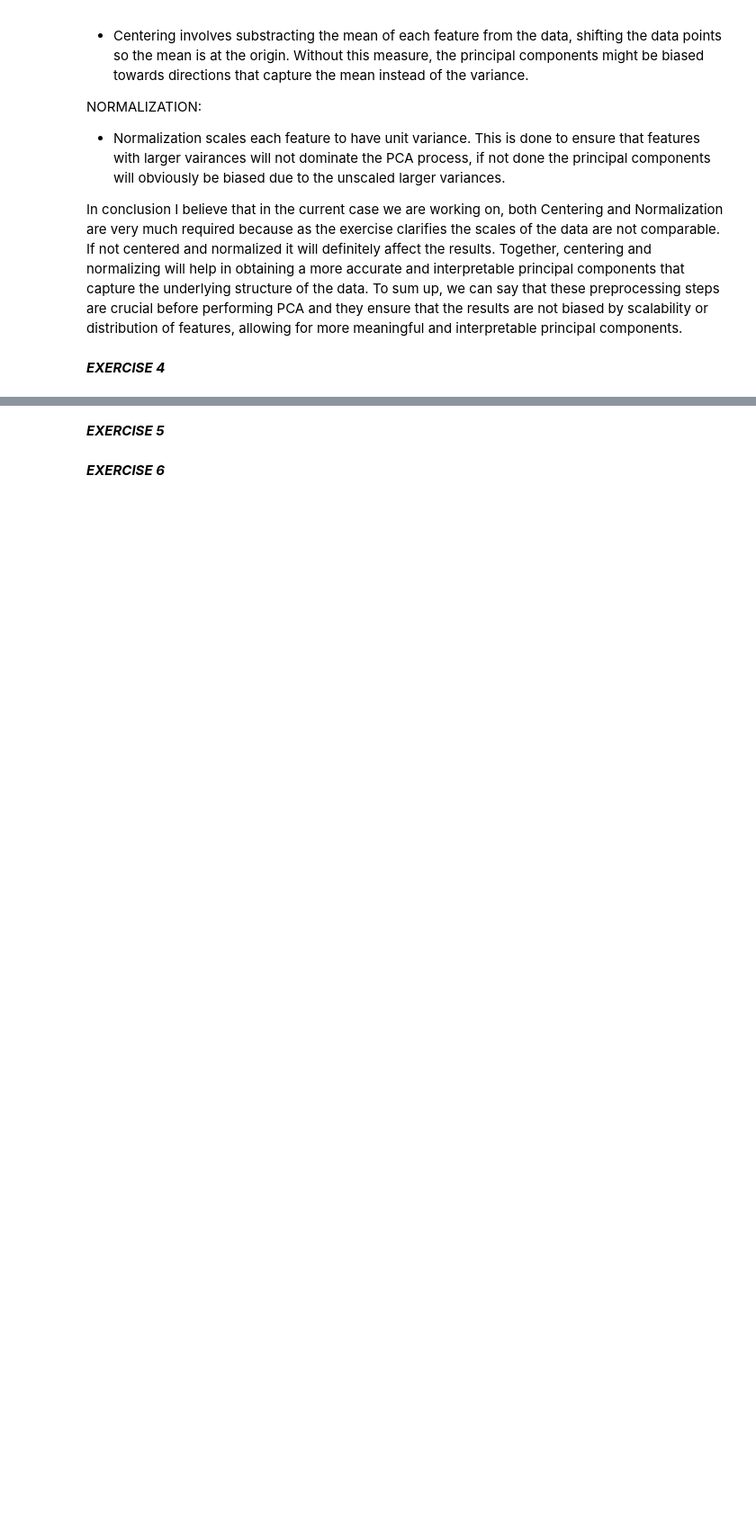
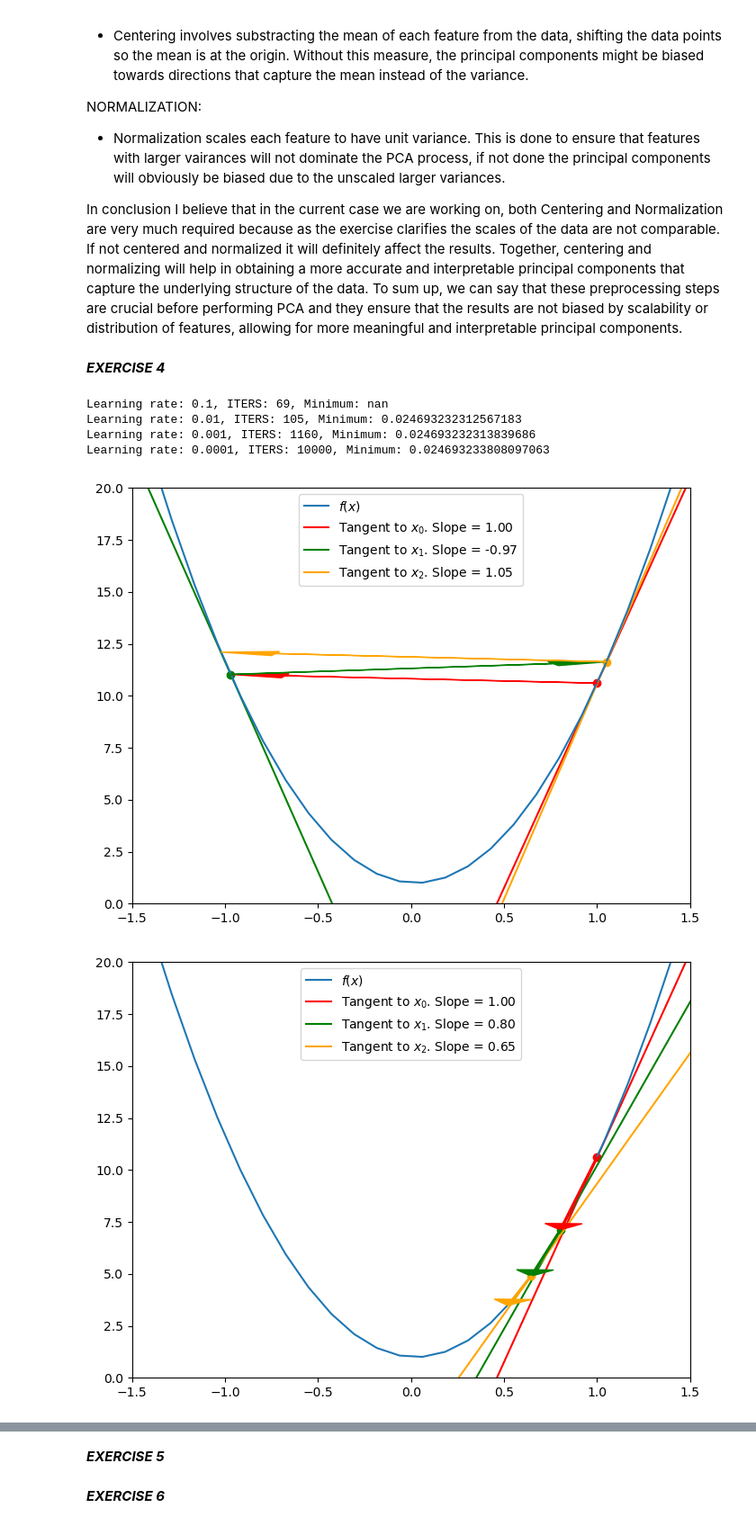
Before and after one commit to hjv300/IDS, a Jupyter notebook: assignment4/ass4.ipynb, the cells around one changed output, grey strips where cells are left out. Shown at 90% size. Cells and saved outputs as stored; diff of their text form; code cells hidden in the pictures; blank space fills up the shorter version.

```diff
--- a/assignment4/ass4.ipynb
+++ b/assignment4/ass4.ipynb
@@ -184,3 +186,55 @@ NORMALIZATION:
 In conclusion I believe that in the current case we are working on, both Centering and Normalization are very much required because as the exercise clarifies the scales of the data are not comparable. If not centered and normalized it will definitely affect the results. Together, centering and normalizing will help in obtaining a more accurate and interpretable principal components that capture the underlying structure of the data. To sum up, we can say that these preprocessing steps are crucial before performing PCA and they ensure that the results are not biased by scalability or distribution of features, allowing for more meaningful and interpretable principal components.
 # %% [markdown]
 ***EXERCISE 4***
+# %%
+def f(x):
+    return np.exp(-x/2) + 10*x**2
+
+def fprime(x):
+    return 20*x - (np.exp(-x/2))/2
+
+def gradient_descent(learning_rate, max_iter=10000, x0=1):
+    xk = x0
+    iter = 0
+    xs = [x0]
+
+
+    while max_iter > iter and np.absolute(fprime(xk)) > 10e-10:
+
+        gradient = fprime(xk)
+        xk = xk - (gradient * learning_rate)
+        iter += 1
+        xs.append(xk)
+
+    return {'x':xk, 'iters':iter, 'xs':xs}
+
+learning_rates = [0.1, 0.01, 0.001, 0.0001]
+
+colors = ['red', 'green', 'orange']
+
+for learning_rate in learning_rates:
+
+    res = gradient_descent(learning_rate)
+    plt.figure(figsize=(8,6))
+    plt.plot(np.linspace(-3,3), f(np.linspace(-3,3)), label='$f(x)$')
+
+    print('Learning rate: ' + str(learning_rate) + ', ITERS: ' + str(res['iters']) + ', Minimum: ' + str(res['x']))
+
+    for i, x in enumerate(res['xs'][:3]):
+        linspace = np.linspace(-100, 100)
+        plt.plot(linspace, fprime(x)*(linspace - x) + f(x), label=f'Tangent to $x_'+str(i)+f'$. Slope = {x:.2f}', color=colors[i], zorder=1)
+        plt.scatter(x, f(x), color=colors[i], zorder=1)
+
+    for i, x in enumerate(res['xs'][:3]):
+        plt.arrow(x, f(x), res['xs'][i+1] - x, f(res['xs'][i+1]) - f(x), width=0.01, length_includes_head=True, zorder=2, head_width=0.2, color=colors[i])
+    plt.legend()
+
+    plt.xlim((-1.5, 1.5))
+    plt.ylim((0, 20))
+# %% [output]
+Learning rate: 0.1, ITERS: 69, Minimum: nan
+Learning rate: 0.01, ITERS: 105, Minimum: 0.024693232312567183
+Learning rate: 0.001, ITERS: 1160, Minimum: 0.024693232313839686
+Learning rate: 0.0001, ITERS: 10000, Minimum: 0.024693233808097063
+[figure, added]
+[figure, added]
```
Also changed, not shown: parts of 3 cells of this notebook.
